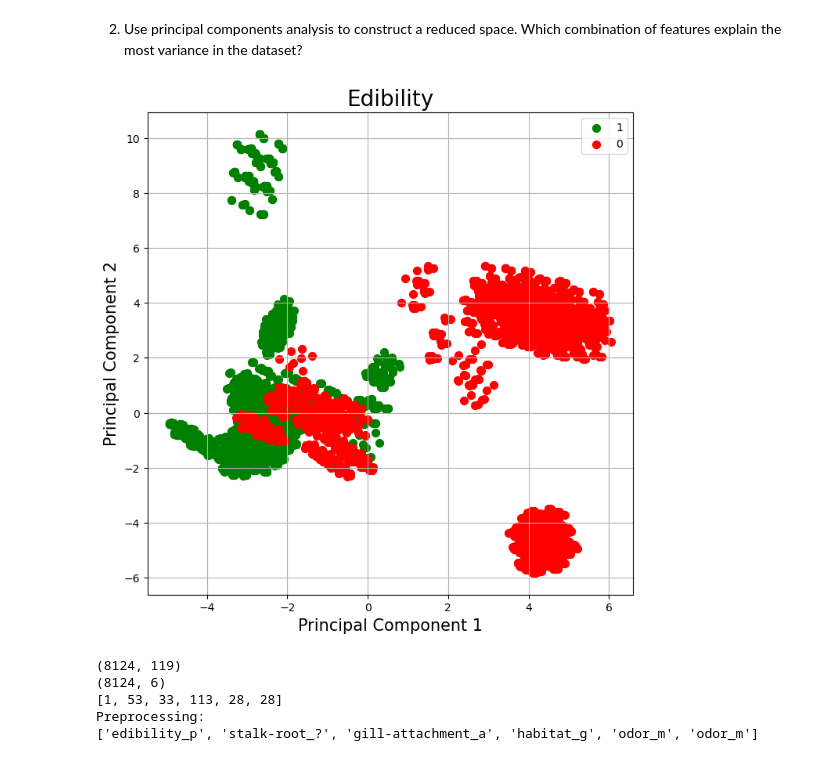
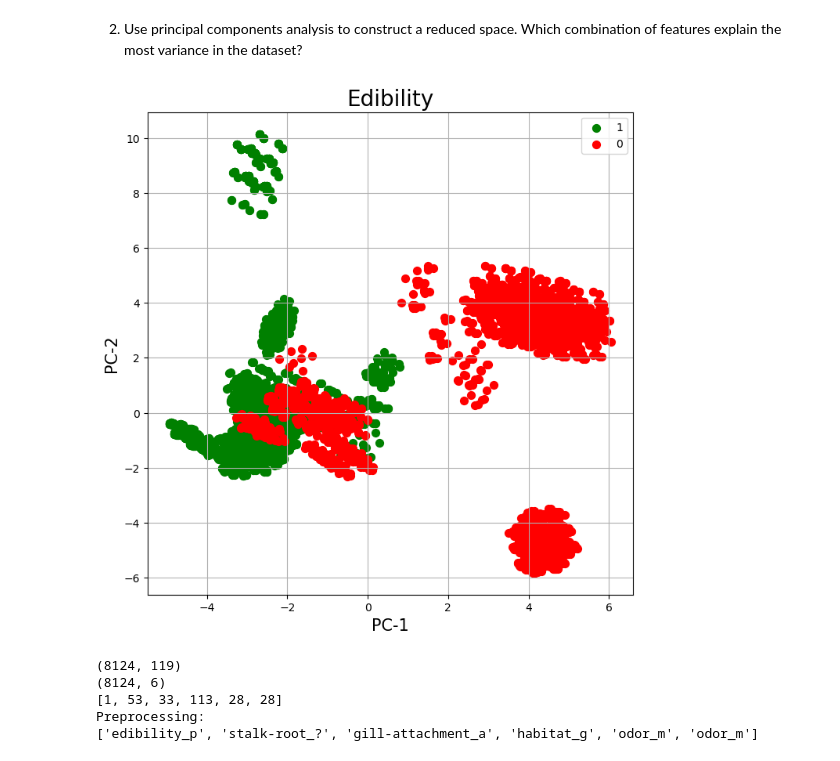
Before and after one commit to Ofplarsen/IDATT2502, a Jupyter notebook: Oving6/oving_6.ipynb, the cells around one changed output. Cells and saved outputs as stored; diff of their text form; code cells hidden in the pictures.

```diff
--- a/Oving6/oving_6.ipynb
+++ b/Oving6/oving_6.ipynb
@@ -83,36 +83,36 @@ from sklearn.decomposition import PCA
 
 # normalize data
 from sklearn import preprocessing
 
 
 
 data_scaled = pd.DataFrame(preprocessing.scale(df_dummy),columns = df_dummy.columns)
 
 #Show grouping with reduction to two dimensions
 # PCA
 pca = PCA(n_components=2)
 x_pca = pca.fit_transform(data_scaled)
 # Dump components relations with features
 test = pd.DataFrame(data = pca.transform(data_scaled),columns=['PC-1','PC-2'])
 finalDf = pd.concat([test, df_dummy[['edibility_e']]], axis = 1)
 
 fig = plt.figure(figsize = (8,8))
 ax = fig.add_subplot(1,1,1)
-ax.set_xlabel('Principal Component 1', fontsize = 15)
-ax.set_ylabel('Principal Component 2', fontsize = 15)
+ax.set_xlabel('PC-1', fontsize = 15)
+ax.set_ylabel('PC-2', fontsize = 15)
 ax.set_title('Edibility', fontsize = 20)
 targets = [1, 0]
 colors = ['g', 'r']
 for target, color in zip(targets,colors):
     indicesToKeep = finalDf['edibility_e'] == target
     ax.scatter(finalDf.loc[indicesToKeep, 'PC-1']
                , finalDf.loc[indicesToKeep, 'PC-2']
                , c = color
                , s = 50)
 ax.legend(targets)
 ax.grid()
 # %% [output]
-[figure, old version]
+[figure, new version]
 # %%
 #Best features:
 #Use preprocessing???
```
